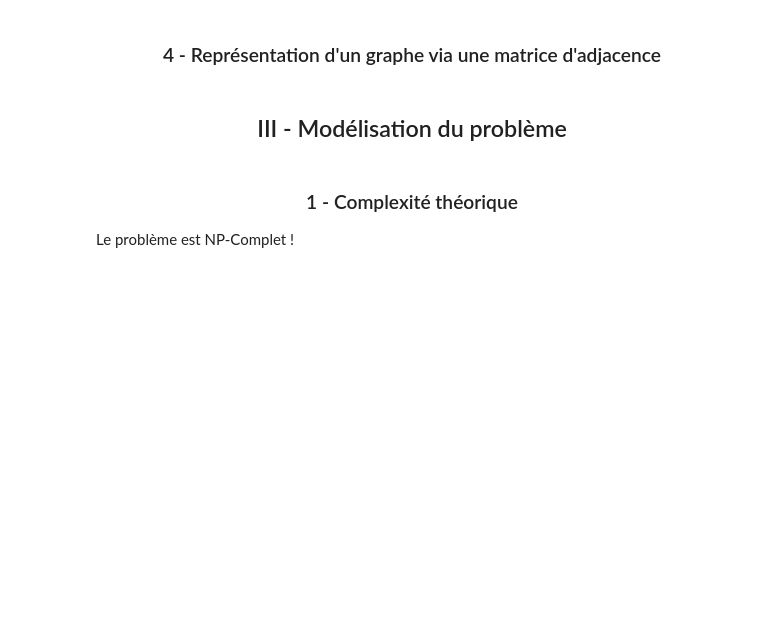
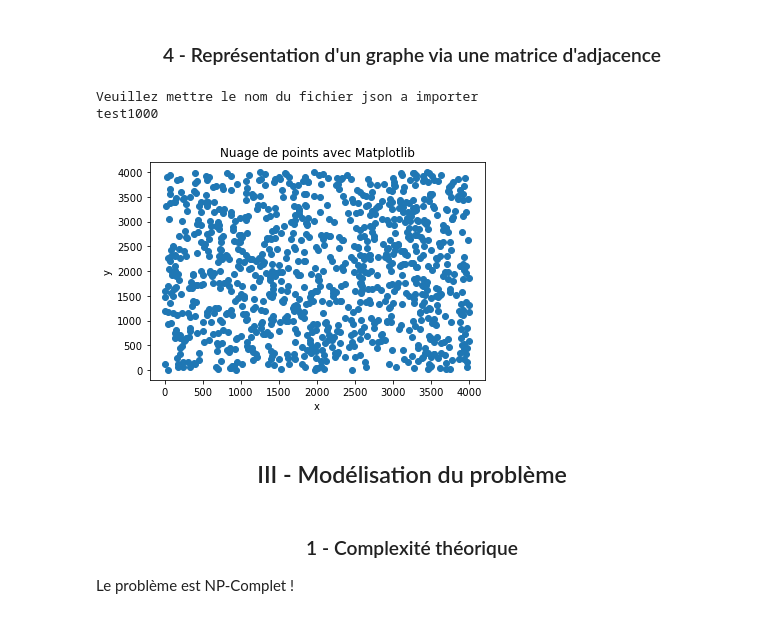
Before and after one commit to CoCodeur/VRP-PROJECT, a Jupyter notebook: Livrable - 2/Livrable-2.ipynb, the cells around one changed output. Saved outputs shown, nothing was run; the diff lists cells and outputs as text; code cells hidden in the pictures; blank space fills up the shorter version.

Commit message:
add points cloud

```diff
--- a/Livrable - 2/Livrable-2.ipynb
+++ b/Livrable - 2/Livrable-2.ipynb
@@ -158,5 +175,64 @@ pprint(create_matrice(ville))
 # %% [markdown]
 ### <center>4 - Représentation d'un graphe via une matrice d'adjacence </center>
+# %%
+# @author : corentin, antonin
+import matplotlib.pyplot as plt
+import json
+import os
+import math
+from pprint import pprint
+
+ville = None
+
+nom_fichier = input("Veuillez mettre le nom du fichier json a importer\n") + ".json"
+#import du JSON de la ville
+path_fichier = os.path.join("json_generate",nom_fichier)
+with open(path_fichier, "r") as f :
+    ville = json.load(f)
+
+coor_x = []
+coor_y = []
+
+def create_matrice(ville):
+
+    matrice_adjacence = []
+
+    for ville_a in ville.items():
+        element_matrice = []
+
+        x_a =  ville_a[1]['position'][0]
+        coor_x.append(x_a)
+        y_a = ville_a[1]['position'][1]
+        coor_y.append(y_a)
+        nom_ville_a = str(ville_a[1]['nom_ville'])
+
+        for ville_b in ville.items():
+           x_b = ville_b[1]['position'][0]
+           y_b = ville_b[1]['position'][1]
+           nom_ville_b = str(ville_b[1]['nom_ville'])
+
+           if nom_ville_a == nom_ville_b:
+               element_matrice.append(0)
+
+           else:
+               element_matrice.append(math.sqrt(math.pow(x_b - x_a, 2) + math.pow(y_b - y_a, 2)))
+
+        matrice_adjacence.append(element_matrice)
+    return matrice_adjacence
+
+
+matrice = create_matrice(ville)
+
+
+plt.title('Nuage de points avec Matplotlib')
+plt.xlabel('x')
+plt.ylabel('y')
+plt.scatter(coor_x, coor_y)
+plt.show()
+# %% [output]
+Veuillez mettre le nom du fichier json a importer
+test1000
+[figure, added]
 # %% [markdown]
 ## <center>III - Modélisation du problème <center>
 # %% [markdown]
```
Also changed, not shown: parts of 4 cells of this notebook, 1 other file.
